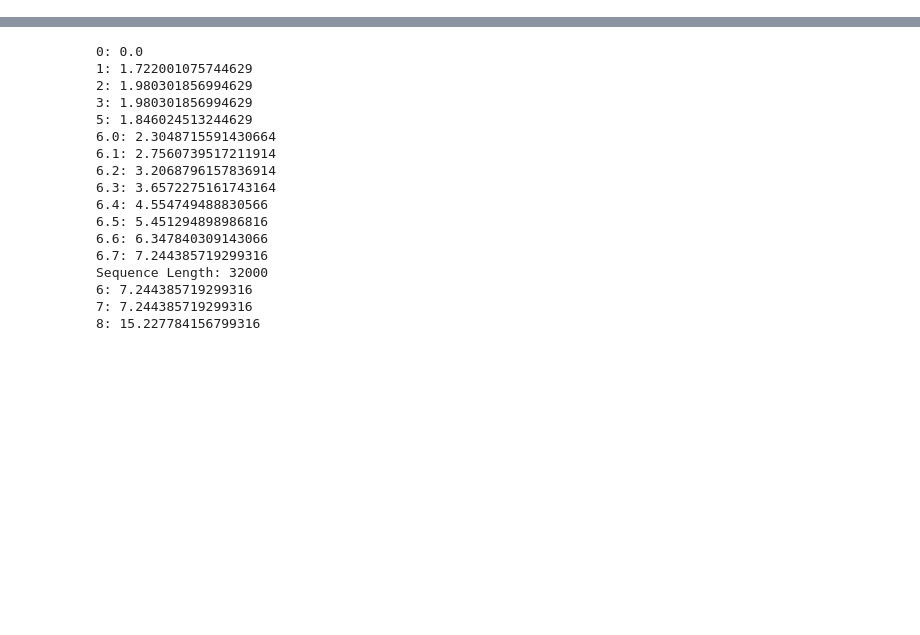
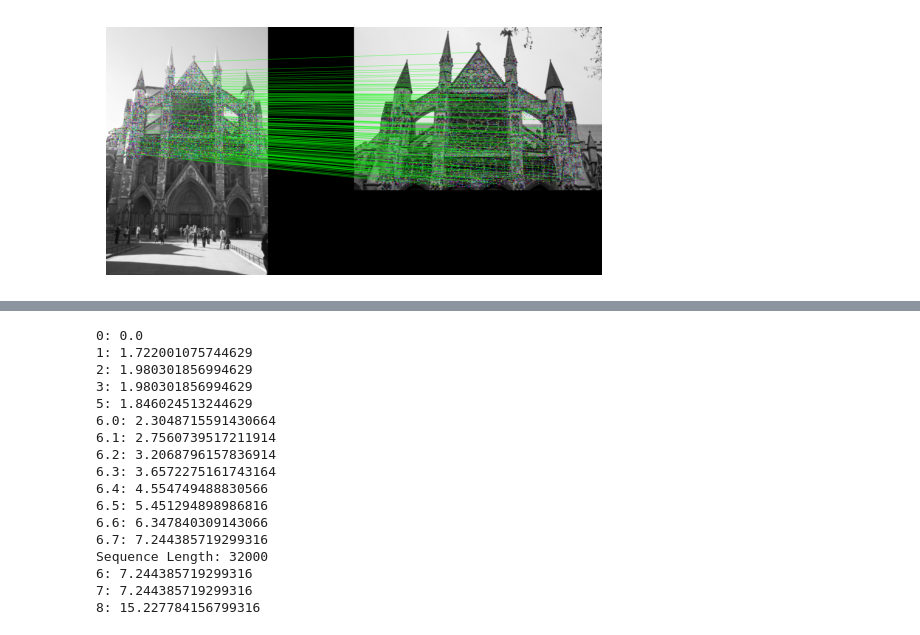
Before and after one commit to Band-127/SLiM, a Jupyter notebook: try.ipynb, the cells around one changed output, grey strips where cells are left out. Drawn from its saved outputs; the diff is of its cells as text; code cells hidden in the pictures; blank space fills up the shorter version.

```diff
--- a/try.ipynb
+++ b/try.ipynb
@@ -36,0 +64,4 @@ train_dataloader = dataset.train_dataloader()
+# %%
+data_module = MAFF_Dataset(config=config)
+data_module.setup(stage="fit")
+train_dataloader = data_module.train_dataloader()
@@ -36,0 +71,9 @@ train_dataloader = dataset.train_dataloader()
+# %%
+data.update(
+    {
+        "image0": data["image0"].to(device),
+        "image1": data["image1"].to(device),
+        "mask0": data["mask0"].to(device),
+        "mask1": data["mask1"].to(device)
+    }
+)
@@ -36,0 +82,77 @@ train_dataloader = dataset.train_dataloader()
+# %%
+coarse_coord_0 = data["coarse_coord_0"]
+coarse_coord_1 = data["coarse_coord_1"]
+fine_coord_0 = data["fine_coord_0"]
+fine_coord_1 = data["fine_coord_1"]
+# %%
+# 从 data 中获取图像并转换为 numpy 数组
+image0 = data["image0"].detach().cpu().numpy()[0, 0] * 255
+W1 = data["hw0_i"][1]
+image1 = data["image1"].detach().cpu().numpy()[0, 0] * 255
+
+# 确保图像数据类型为 uint8
+image0 = image0.astype(np.uint8)
+image1 = image1.astype(np.uint8)
+
+# 将灰度图像转换为 BGR 图像
+image0 = cv2.cvtColor(image0, cv2.COLOR_GRAY2BGR)
+image1 = cv2.cvtColor(image1, cv2.COLOR_GRAY2BGR)
+
+# 将图像插值至两倍大小
+image0 = cv2.resize(image0, (image0.shape[1] * 2, image0.shape[0] * 2), interpolation=cv2.INTER_LINEAR)
+image1 = cv2.resize(image1, (image1.shape[1] * 2, image1.shape[0] * 2), interpolation=cv2.INTER_LINEAR)
+W1 *= 2
+
+# 将两张图像水平拼接在一起
+combined_image = cv2.hconcat([image0, image1])
+
+# 预定义一组常规的颜色
+colors = [
+    (255, 0, 0),    # 红色
+    (0, 255, 0),    # 绿色
+    (0, 0, 255),    # 蓝色
+    (255, 255, 0),  # 黄色
+    (255, 0, 255),  # 洋红
+    (0, 255, 255),  # 青色
+    (128, 0, 0),    # 深红
+    (0, 128, 0),    # 深绿
+    (0, 0, 128),    # 深蓝
+    (128, 128, 0),  # 橄榄绿
+    (128, 0, 128),  # 紫色
+    (0, 128, 128),  # 青绿色
+    (192, 192, 192),# 银色
+    (128, 128, 128),# 灰色
+    (0, 0, 0),      # 黑色
+    (255, 165, 0),  # 橙色
+    (255, 20, 147), # 深粉色
+    (75, 0, 130),   # 靛蓝色
+    (240, 230, 140),# 卡其色
+    (173, 216, 230) # 淡蓝色
+]
+
+# 在图像上绘制圆圈和连线
+for idx, ((x0, y0), (x1, y1)) in enumerate(zip(fine_coord_0, fine_coord_1)):
+    # 从预定义的颜色中随机选择一个颜色
+    color = colors[np.random.randint(len(colors))]
+
+    # 调整坐标至两倍大小
+    x0, y0, x1, y1 = x0 * 2, y0 * 2, x1 * 2, y1 * 2
+
+    # 绘制圆圈
+    cv2.circle(combined_image, (int(x0), int(y0)), 2, color, 1, lineType=cv2.LINE_AA)
+    cv2.circle(combined_image, (int(x1) + W1, int(y1)), 2, color, 1, lineType=cv2.LINE_AA)
+
+    # 每50个点绘制一次连线
+    if idx % 50 == 0:
+        cv2.line(combined_image, (int(x0), int(y0)), (int(x1) + W1, int(y1)), (0, 255, 0), 1, lineType=cv2.LINE_AA)
+
+# 保存图像到文件
+output_path = 'sample_match.png'
+cv2.imwrite(output_path, combined_image)
+
+# 使用 matplotlib 显示拼接后的图像
+plt.imshow(cv2.cvtColor(combined_image, cv2.COLOR_BGR2RGB))
+plt.axis('off')  # 关闭坐标轴
+plt.show()
+# %% [output]
+[figure, added]
```
Also changed, not shown: parts of 19 cells of this notebook, 9 other files.
